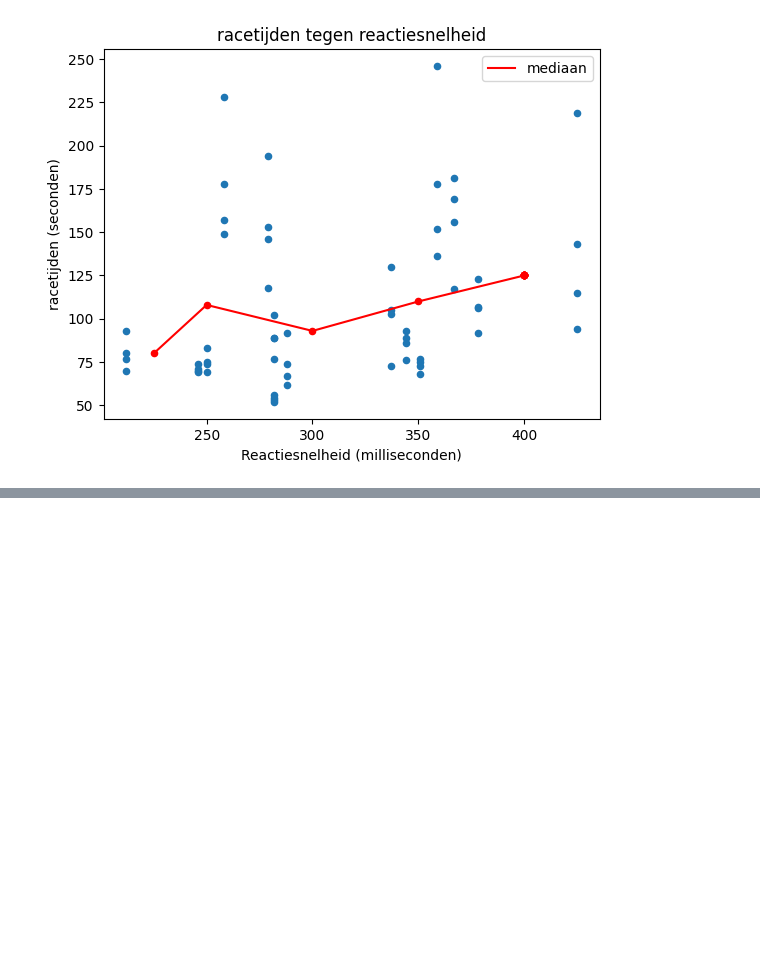
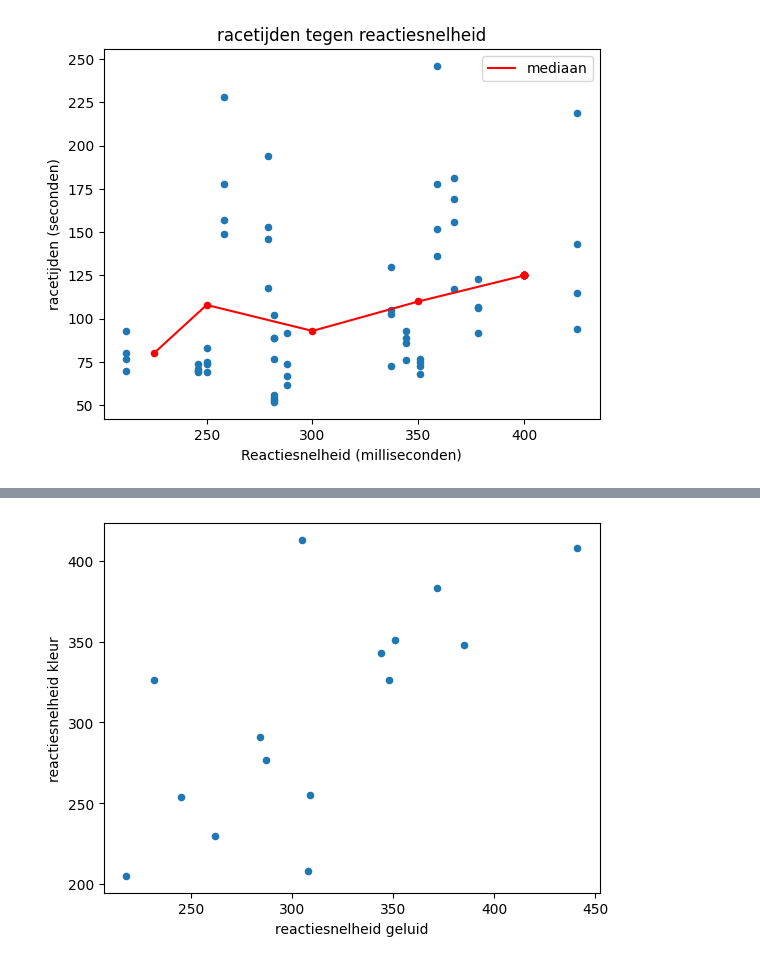
Before and after one commit to tiesk913/PWS, a Jupyter notebook: gata.ipynb, the cells around one changed output, grey strips where cells are left out. Cells and saved outputs as stored; diff of their text form; code cells hidden in the pictures; blank space fills up the shorter version.

```diff
--- a/gata.ipynb
+++ b/gata.ipynb
@@ -70,0 +153,4 @@ Text(0.5, 0, 'Reactiesnelheid (milliseconden)')
+# %%
+ax = df.plot(kind = "scatter", y = "reactiesnelheid kleur", x = "reactiesnelheid geluid")
+# %% [output]
+[figure, added]
```
Also changed, not shown: parts of 2 cells of this notebook.
